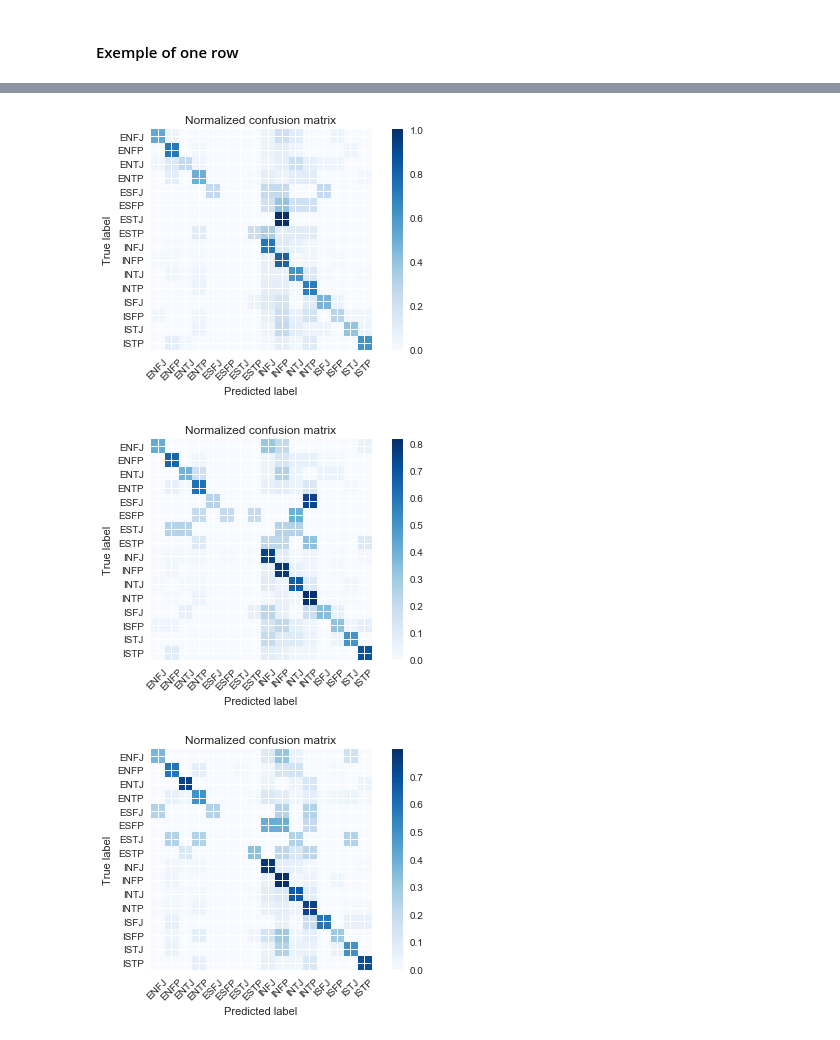
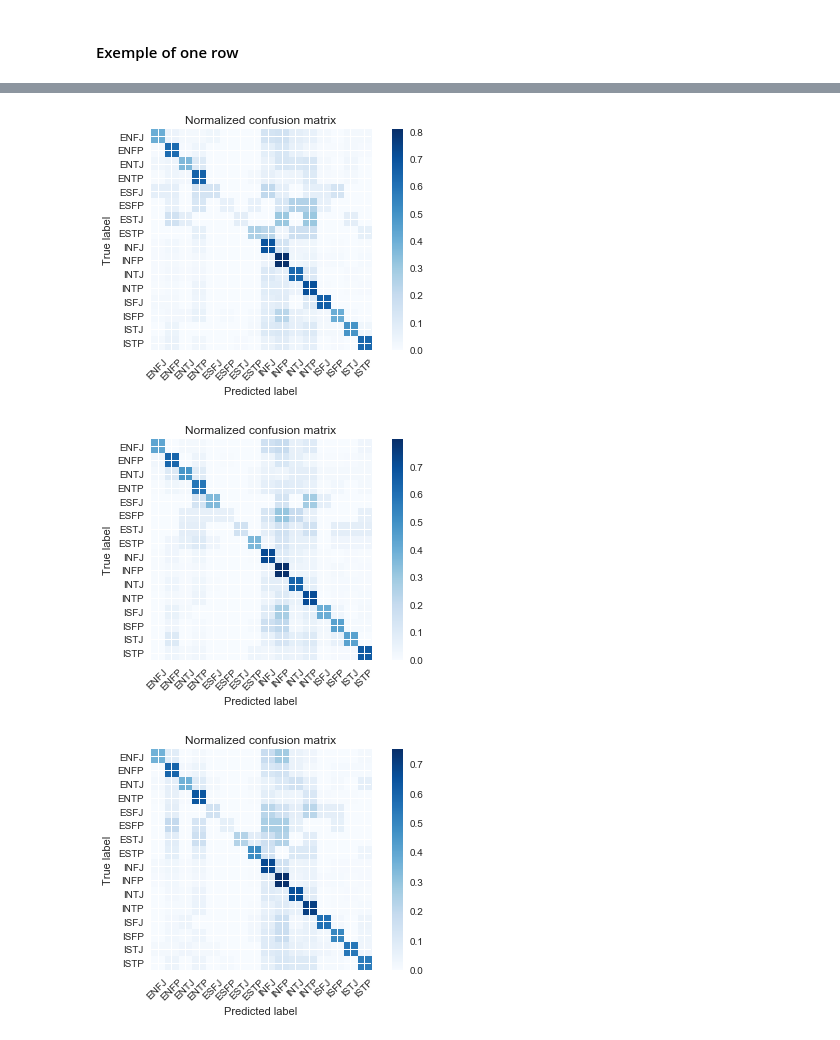
Before and after one commit to depture/Chance_NLP_challenge, a Jupyter notebook: NotebookChance.ipynb, the cells around one changed output, grey strips where cells are left out. Saved outputs shown, nothing was run; the diff lists cells and outputs as text; code cells hidden in the pictures.

```diff
--- a/NotebookChance.ipynb
+++ b/NotebookChance.ipynb
@@ -63,9 +60,9 @@ for row in data.iterrows():
     list_url = []
     posts = row[1].posts
     for post in posts.split("|||"):
-        urls = re.findall('http[s]?://(?:[a-zA-Z]|[0-9]|[$-_@.&+]|[!*\(\),]|(?:%[0-9a-fA-F][0-9a-fA-F]))+', post)
+        urls = re.findall('http[s]?://(?:[a-zA-Z]|[0-9]|[$-_@.&+]|(?:%[0-9a-fA-F][0-9a-fA-F]))+', post)
         if urls:
-            post = re.sub('http[s]?://(?:[a-zA-Z]|[0-9]|[$-_@.&+]|[!*\(\),]|(?:%[0-9a-fA-F][0-9a-fA-F]))+', '', post)
+            post = re.sub('http[s]?://(?:[a-zA-Z]|[0-9]|[$-_@.&+]|(?:%[0-9a-fA-F][0-9a-fA-F]))+', '', post)
             list_url += urls
         if any(post):
             list_comment.append(post)
@@ -232,7 +234,7 @@ def train_stratified_xgb(X, y, nsplits):
     '''
     Stratified kfold validation for xgboost.
     '''
-    for train, test in StratifiedShuffleSplit(subject_type, nsplits):
+    for train, test in StratifiedKFold(subject_type, nsplits):
         train_X, train_Y, test_X, test_Y = X[train], y[train], X[test], y[test]
         xg_train = xgb.DMatrix(train_X, label=train_Y)
         xg_test = xgb.DMatrix(test_X, label=test_Y)
@@ -293,5 +278,5 @@ Normalized confusion matrix
-[figure, old version]
+[figure, new version]
-[figure, old version]
+[figure, new version]
-[figure, old version]
+[figure, new version]
 # %%
 # Save model for later use
```
Also changed, not shown: parts of 12 cells of this notebook, 5 other files.
